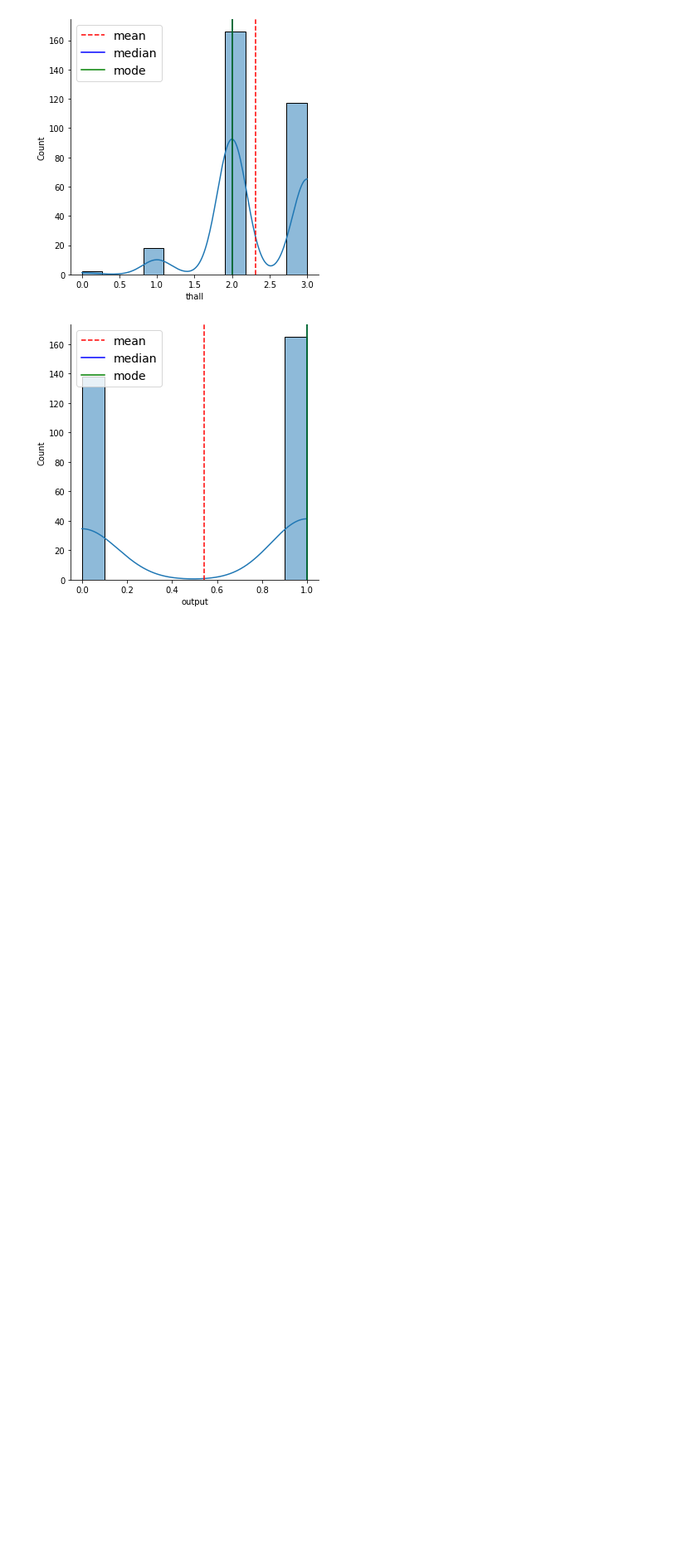
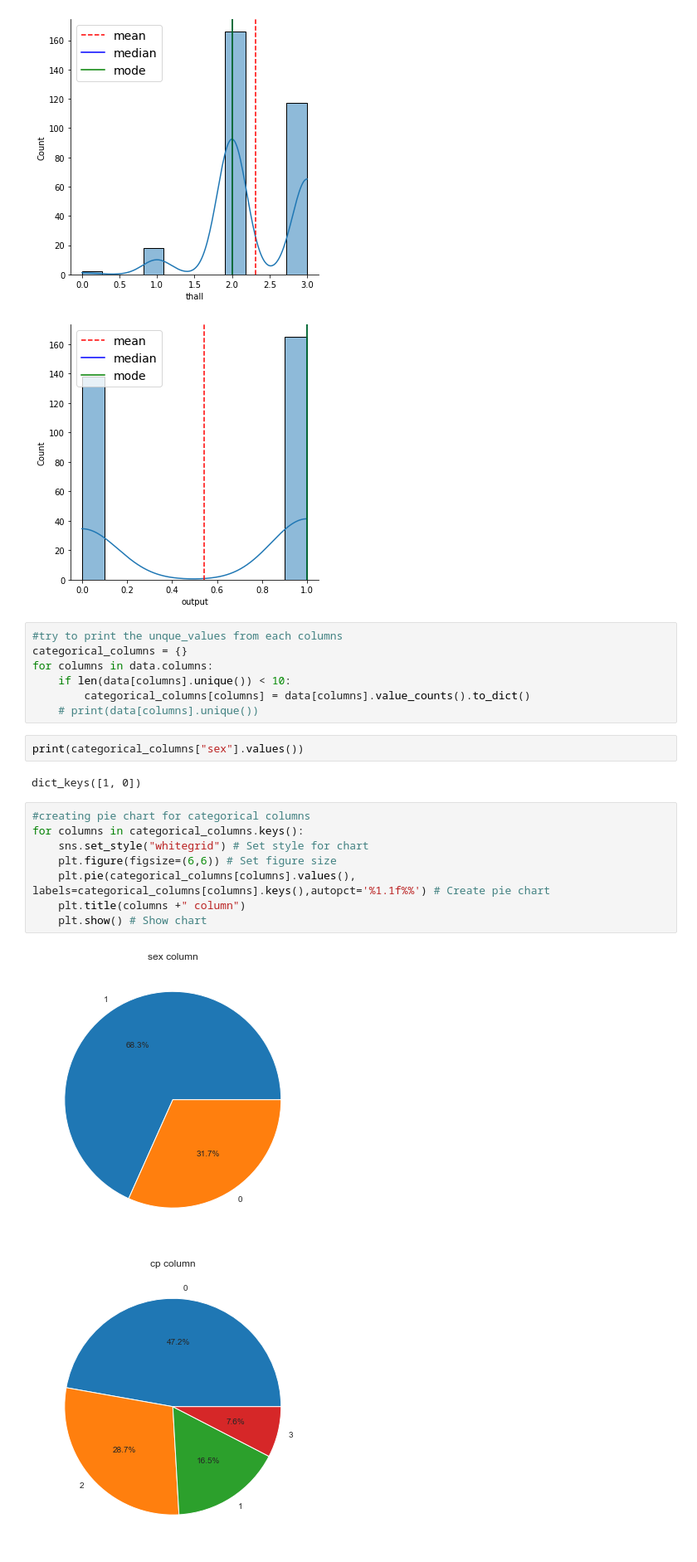
Before and after one commit to kumargautam02/machine_learning, a Jupyter notebook: Projects/heart_attack_analysis_project/main.ipynb, the cells around one changed output. Shown at 83% size. Drawn from its saved outputs; the diff is of its cells as text; blank space fills up the shorter version.

Commit message:
adding the pie plot

```diff
--- a/Projects/heart_attack_analysis_project/main.ipynb
+++ b/Projects/heart_attack_analysis_project/main.ipynb
@@ -138,3 +138,25 @@ for column_name in data.columns:
 [figure]
 [figure]
 [figure]
+# %%
+#try to print the unque_values from each columns
+categorical_columns = {}
+for columns in data.columns:
+    if len(data[columns].unique()) < 10:
+        categorical_columns[columns] = data[columns].value_counts().to_dict()
+    # print(data[columns].unique())
+# %%
+print(categorical_columns["sex"].values())
+# %% [output]
+dict_keys([1, 0])
+# %%
+#creating pie chart for categorical columns
+for columns in categorical_columns.keys():
+    sns.set_style("whitegrid") # Set style for chart
+    plt.figure(figsize=(6,6)) # Set figure size
+    plt.pie(categorical_columns[columns].values(), labels=categorical_columns[columns].keys(),autopct='%1.1f%%') # Create pie chart
+    plt.title(columns +" column")
+    plt.show() # Show chart
+# %% [output]
+[figure, added]
+[figure, added]
```
Also changed, not shown: parts of 1 cell of this notebook.
